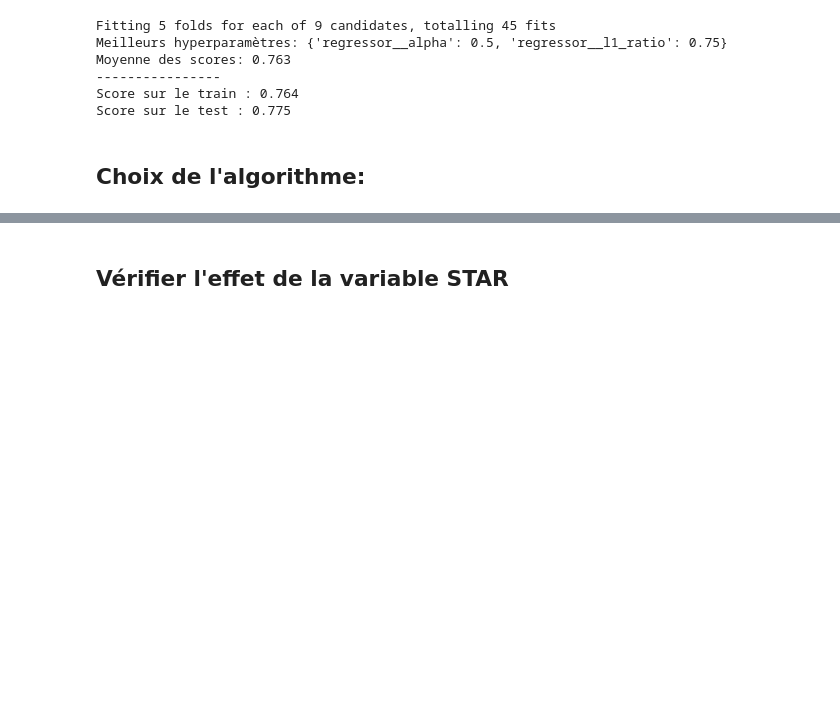
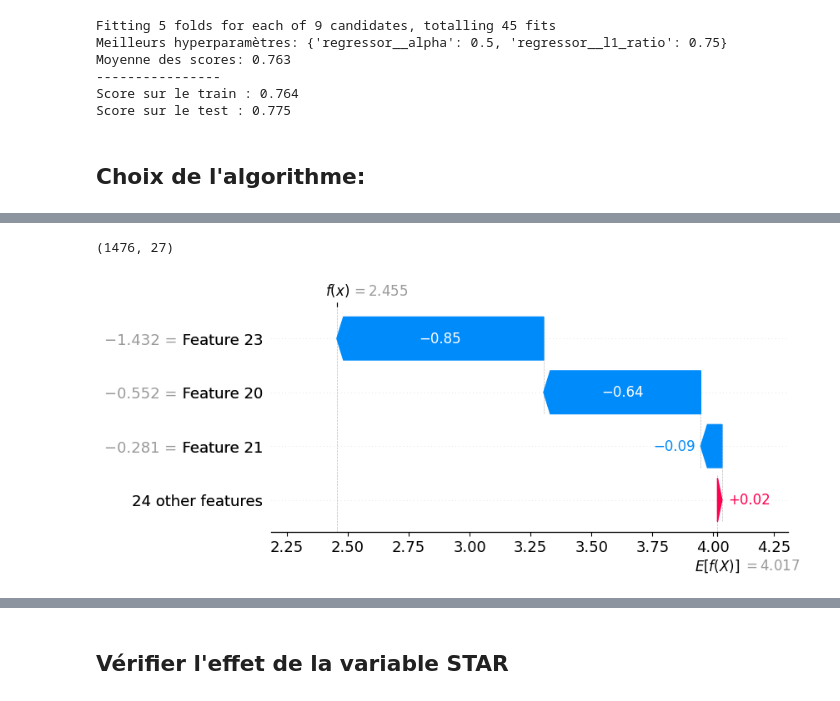
Before and after one commit to helenatong/oc_p3_Anticipez_les_besoins_en_consommation_de_batiments, a Jupyter notebook: training.ipynb, the cells around one changed output, grey strips where cells are left out. Saved outputs shown, nothing was run; the diff lists cells and outputs as text; code cells hidden in the pictures; blank space fills up the shorter version.

```diff
--- a/training.ipynb
+++ b/training.ipynb
@@ -403,0 +514,3 @@ Pipeline(steps=[('preprocessor',
+# %%
+best_model_pipeline = best_model_GBR
+best_model_pipeline
@@ -403,0 +535,4 @@ Pipeline(steps=[('preprocessor',
+# %%
+best_model = best_model_pipeline[1]
+print('hyperparameters of GradientBoostingRegressor:')
+best_model.get_params()
@@ -403,0 +583,16 @@ Pipeline(steps=[('preprocessor',
+# %%
+df_model = df.copy()
+y = df_model.pop(TARGET)
+X = df_model
+
+y_transformed = np.log(y + 1)
+X_transformed = preprocessor.fit_transform(X)
+explainer = shap.Explainer(best_model)
+shap_values = explainer(X_transformed)
+np.shape(shap_values.values)
+# %% [output]
+(1476, 27)
+# %%
+shap.plots.waterfall(shap_values[1000], max_display=4)
+# %% [output]
+[figure, added]
```
Also changed, not shown: parts of 42 cells of this notebook.
